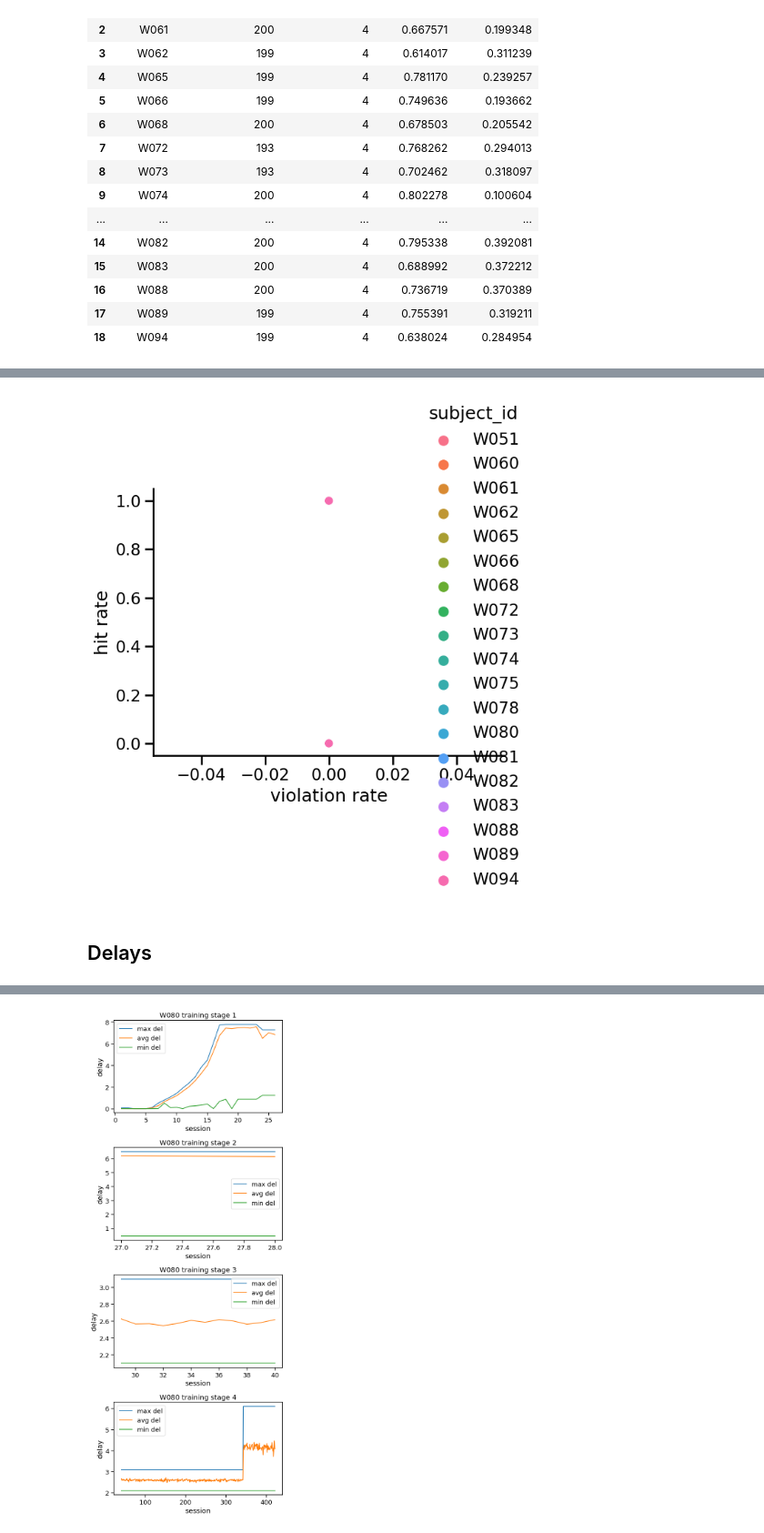
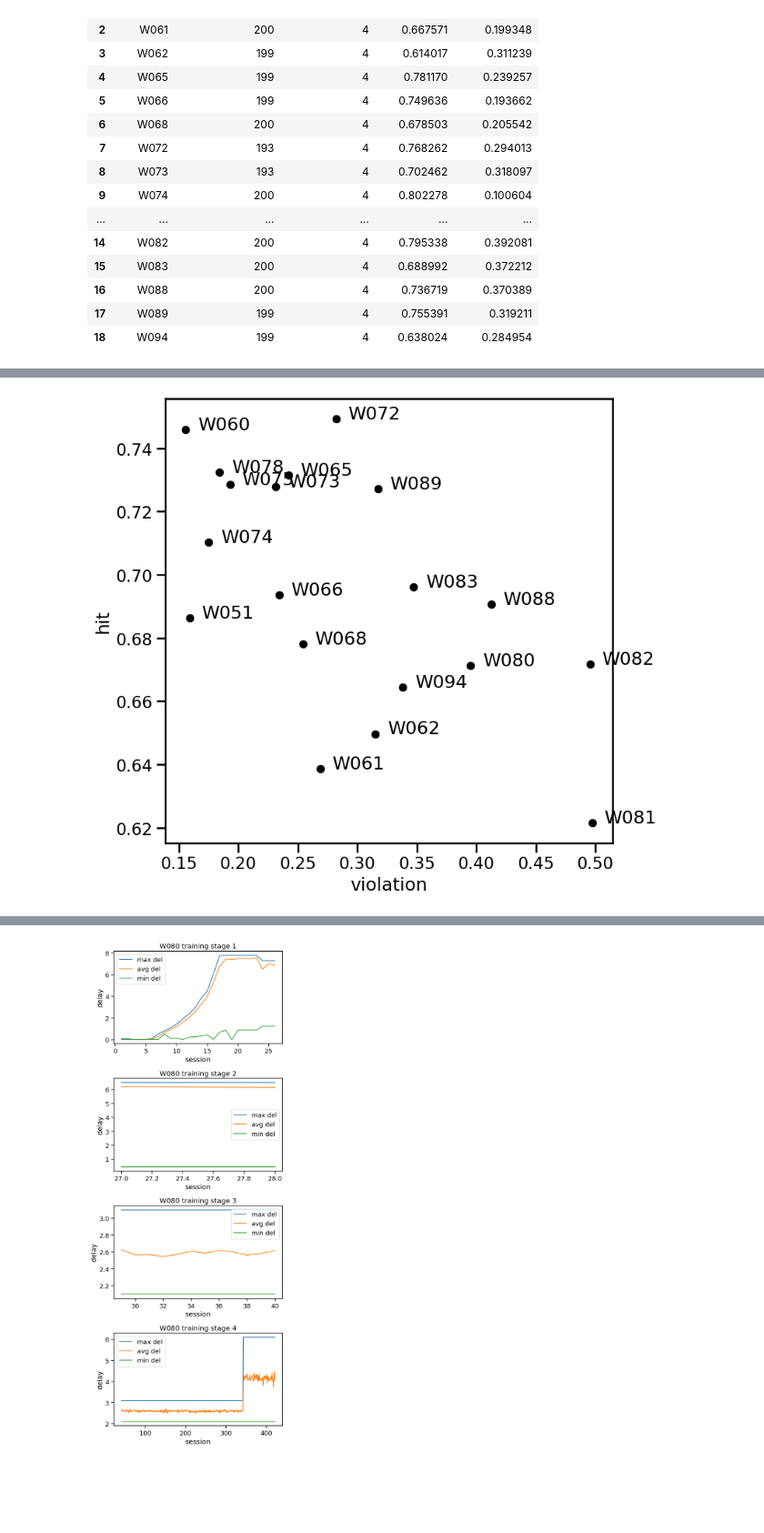
Before and after one commit to jess-breda/violations-multinomial, a Jupyter notebook: explring_dataset.ipynb, the cells around one changed output, grey strips where cells are left out. Shown at 91% size. Saved outputs shown, nothing was run; the diff lists cells and outputs as text; code cells hidden in the pictures; blank space fills up the shorter version.

Commit message:
delay plots over animals, sessions, trials

```diff
--- a/explring_dataset.ipynb
+++ b/explring_dataset.ipynb
@@ -253,8 +237,14 @@ plt.tight_layout()
-# %%
-sns.relplot(data=rat_df_w_viols, x="violation", y="hit", hue="subject_id")
-plt.xlabel("violation rate"), plt.ylabel("hit rate")
-plt.tight_layout()
-# %% [output]
-[figure, removed]
-# %% [markdown]
-## Delays
+# %%
+fig,ax = plt.subplots(figsize = (8,8))
+rat_df_w_viols = RAT_DF.query('session <= 200')
+group = rat_df_w_viols.groupby("subject_id").mean()
+sns.scatterplot(
+    x=group["violation"],
+    y=group["hit"],
+    color="k",
+    ax=ax
+)
+for index, row in group.iterrows():
+    ax.text(row["violation"] + 0.01, row["hit"], str(index))
+# %% [output]
+[figure, added]
```
Also changed, not shown: parts of 23 cells of this notebook.
